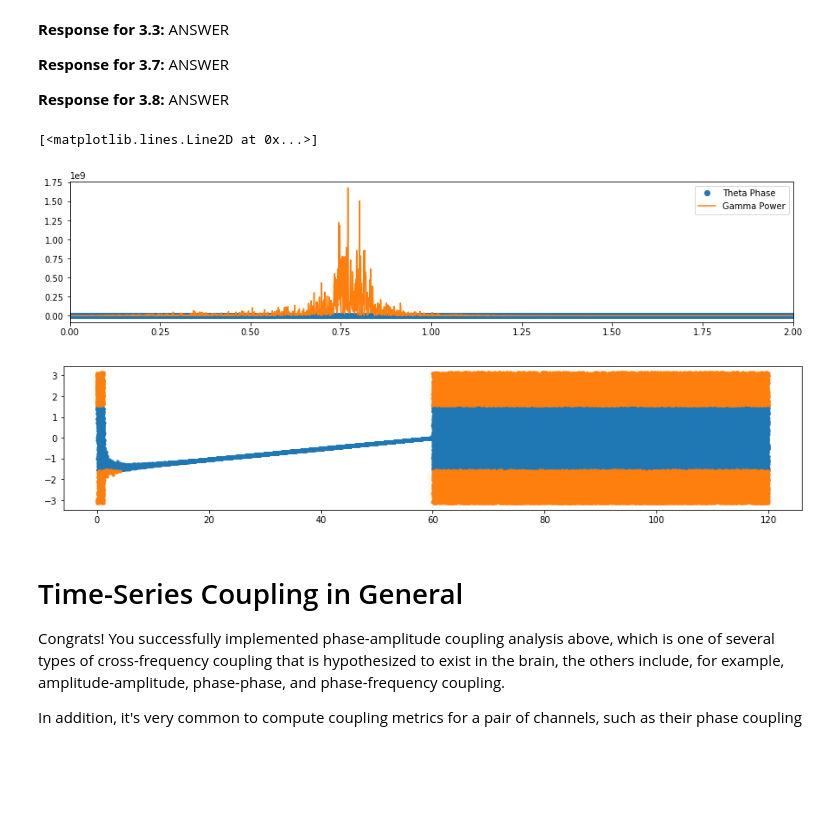
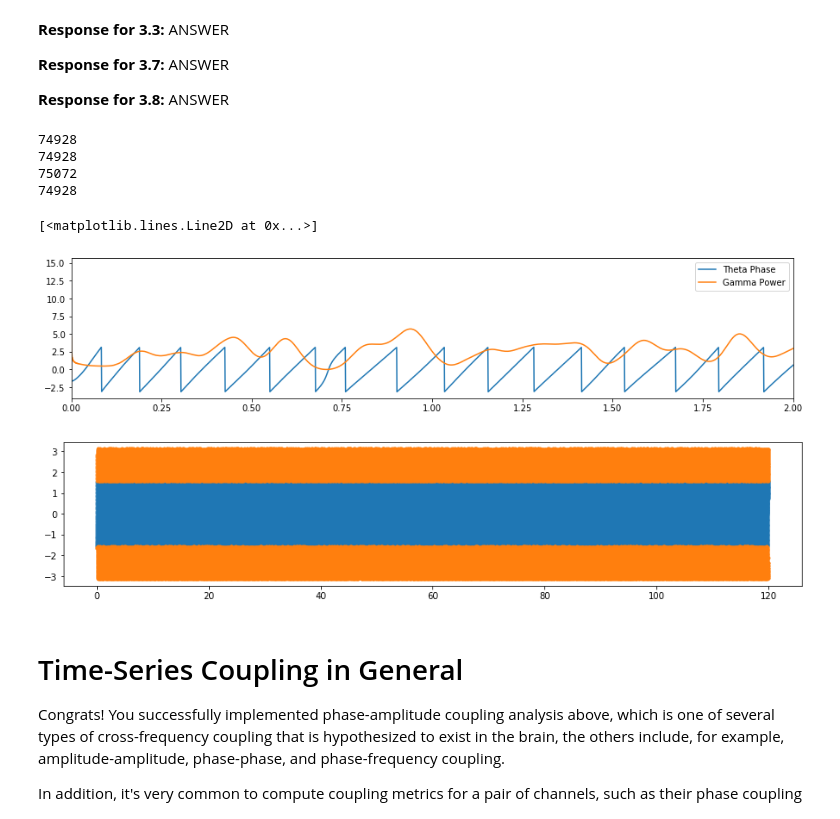
Before and after one commit to dylew898/COGS118C, a Jupyter notebook: Assignments/A4-HilbertLFPSpike.ipynb, the cells around one changed output. Cells and saved outputs as stored; diff of their text form; code cells hidden in the pictures; blank space fills up the shorter version.

```diff
--- a/Assignments/A4-HilbertLFPSpike.ipynb
+++ b/Assignments/A4-HilbertLFPSpike.ipynb
@@ -169,10 +170,8 @@ x_a_theta = signal.hilbert(theta_osc)
 
 def compute_power_phase(x_a):
     # _FILL_IN_YOUR_CODE_HER
-    signal = np.fft.fft(x_a)
-    power = np.abs(signal)**2
-    phase = np.angle(signal)
-
+    power = np.abs(x_a)**2
+    phase = np.angle(x_a)
     return power, phase
 
 theta_power, theta_phase = compute_power_phase(x_a_theta)
@@ -250,37 +249,46 @@ There are often multiple oscillations present in a brain recording, at the same
 FIR_gamma = signal.firwin(numtaps=251, cutoff=[4, 10], fs=fs, pass_zero=False)
 gamma_osc = np.convolve(lfp_short, FIR_gamma,mode="same")
 x_a_gamma = signal.hilbert(gamma_osc)
 gamma_power, gamma_phase = compute_power_phase(x_a_gamma)
 
 # plot theta phase and gamma power
 plt.figure(figsize=(15,3))
-plt.plot(t_short,theta_phase, 'o',label='Theta Phase')
+plt.plot(t_short,theta_phase, '-',label='Theta Phase')
 plt.plot(t_short,(gamma_power*4), '-',label='Gamma Power')
 plt.xlim([0,2])
 plt.legend()
 
 peak_inds = np.where(np.logical_and(theta_phase>-np.pi/2, theta_phase<np.pi/2))[0]
 trough_inds = np.where(np.logical_or(theta_phase<-np.pi/2, theta_phase>np.pi/2))[0]
 
 plt.figure(figsize=(15,3))
+
+print(len(t_short[peak_inds]))
+print(len(peak_inds))
+print(len(trough_inds))
+print(len(theta_phase[peak_inds]))
 
 # plot the theta peak and trough phases
 plt.plot(t_short[peak_inds], theta_phase[peak_inds], '.')
 plt.plot(t_short[trough_inds], theta_phase[trough_inds], '.')
 
 # plot the gamma power corresponding to theta peak and trough phases
 #plt.plot(t_short[], gamma_power[]*4, '.')
 #plt.plot(t_short[], gamma_power[]*4, '.')
 
 #plt.figure(figsize=(5,5))
 # complete the function call to plot the histogram
 #plt.hist(_FILL_IN_YOUR_CODE_HERE, 100, color='k',normed=True, histtype='step', label='Peak');
 #plt.hist(_FILL_IN_YOUR_CODE_HERE, 100, color='r',normed=True, histtype='step', label='Trough');
 #plt.legend()
 # %% [output]
-[<matplotlib.lines.Line2D at 0x...>]
+74928
+74928
+75072
+74928
+[<matplotlib.lines.Line2D at 0x...>]
-[figure, old version]
+[figure, new version]
-[figure, old version]
+[figure, new version]
 # %% [markdown]
 # Time-Series Coupling in General
 Congrats! You successfully implemented phase-amplitude coupling analysis above, which is one of several types of cross-frequency coupling that is hypothesized to exist in the brain, the others include, for example, amplitude-amplitude, phase-phase, and phase-frequency coupling.
```
Also changed, not shown: parts of 7 cells of this notebook.
